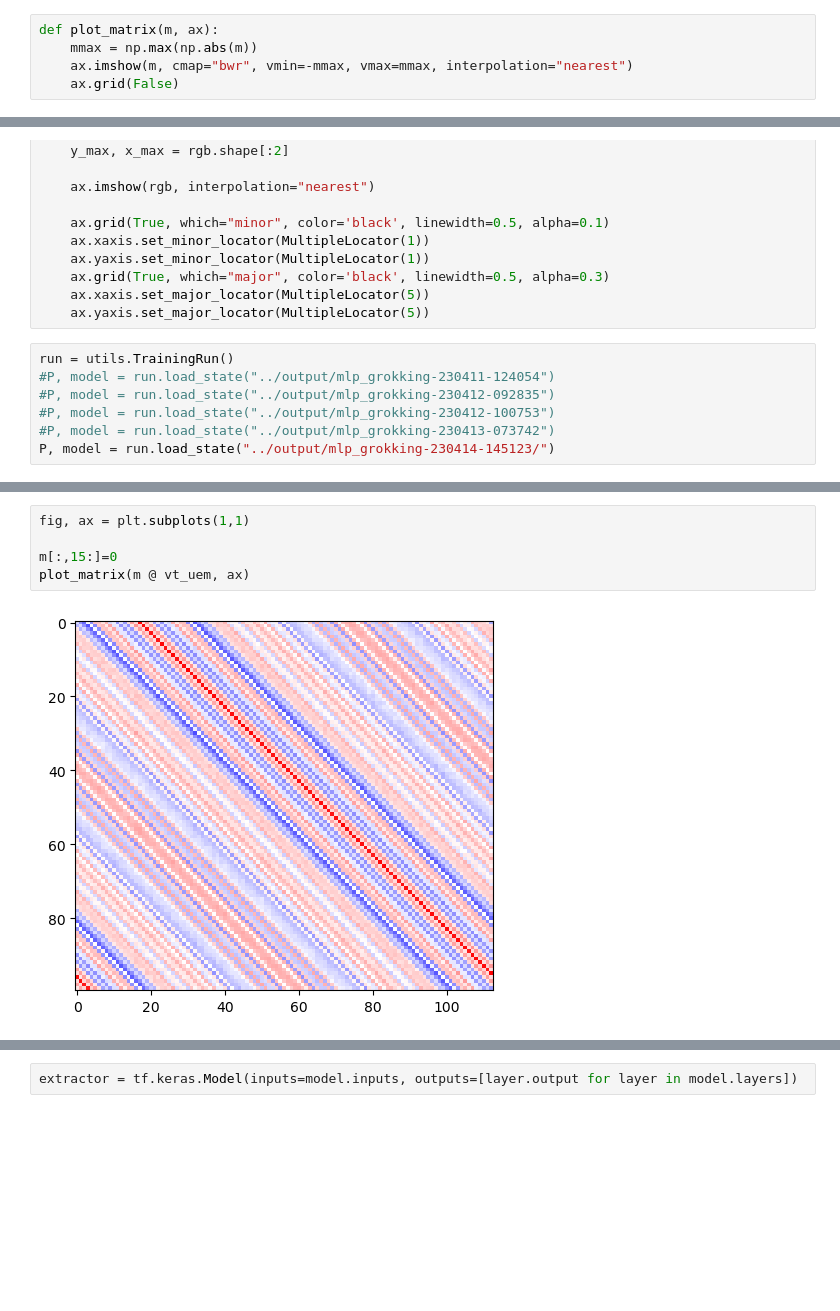
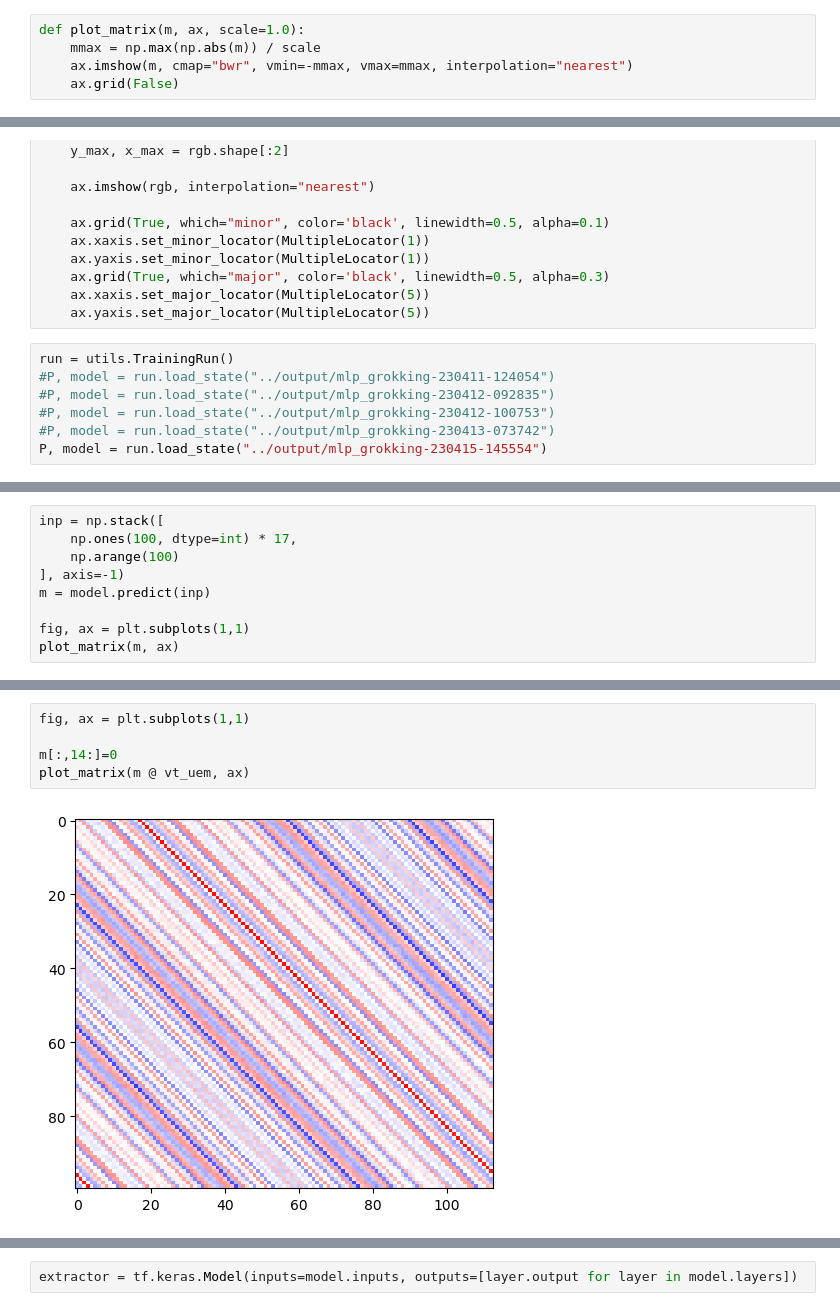
Before and after one commit to FriedChips/dl_basics, a Jupyter notebook: analysis/analysis_modulo_arithmetic.ipynb, the cells around one changed output, grey strips where cells are left out. Saved outputs shown, nothing was run; the diff lists cells and outputs as text; blank space fills up the shorter version.

```diff
--- a/analysis/analysis_modulo_arithmetic.ipynb
+++ b/analysis/analysis_modulo_arithmetic.ipynb
@@ -50,6 +47,6 @@ def one_hot(i, n=113):
 # %%
-def plot_matrix(m, ax):
-    mmax = np.max(np.abs(m))
+def plot_matrix(m, ax, scale=1.0):
+    mmax = np.max(np.abs(m)) / scale
     ax.imshow(m, cmap="bwr", vmin=-mmax, vmax=mmax, interpolation="nearest")
     ax.grid(False)
 # %%
@@ -92,7 +89,7 @@ run = utils.TrainingRun()
 #P, model = run.load_state("../output/mlp_grokking-230412-092835")
 #P, model = run.load_state("../output/mlp_grokking-230412-100753")
 #P, model = run.load_state("../output/mlp_grokking-230413-073742")
-P, model = run.load_state("../output/mlp_grokking-230414-145123/")
+P, model = run.load_state("../output/mlp_grokking-230415-145554")
 # %%
 weights = model.get_weights()
 print([ w.shape for w in weights ])
@@ -209,0 +215,9 @@ plot_fft(m.T, axs[1], shift=-np.pi/2, scale=8)
+# %%
+inp = np.stack([
+    np.ones(100, dtype=int) * 17,
+    np.arange(100)
+], axis=-1)
+m = model.predict(inp)
+
+fig, ax = plt.subplots(1,1)
+plot_matrix(m, ax)
@@ -210,10 +227,10 @@ plot_fft(m.T, axs[1], shift=-np.pi/2, scale=8)
 # %%
 fig, ax = plt.subplots(1,1)
 
-m[:,15:]=0
+m[:,14:]=0
 plot_matrix(m @ vt_uem, ax)
 # %% [output]
-[figure, old version]
+[figure, new version]
 # %%
 fig, ax = plt.subplots(1, 1, figsize=(20,5))
 
```
Also changed, not shown: parts of 19 cells of this notebook, 4 other files.
